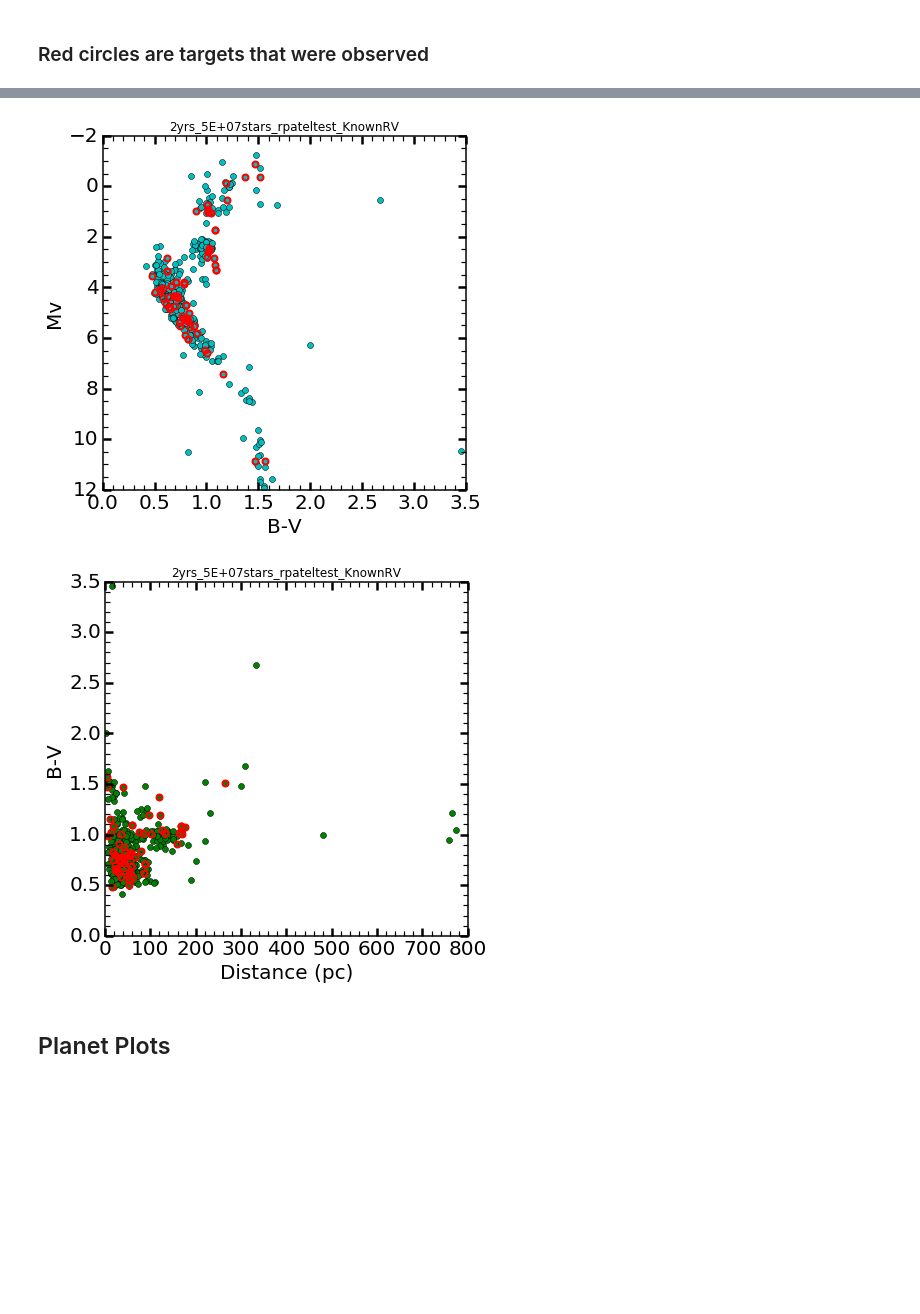
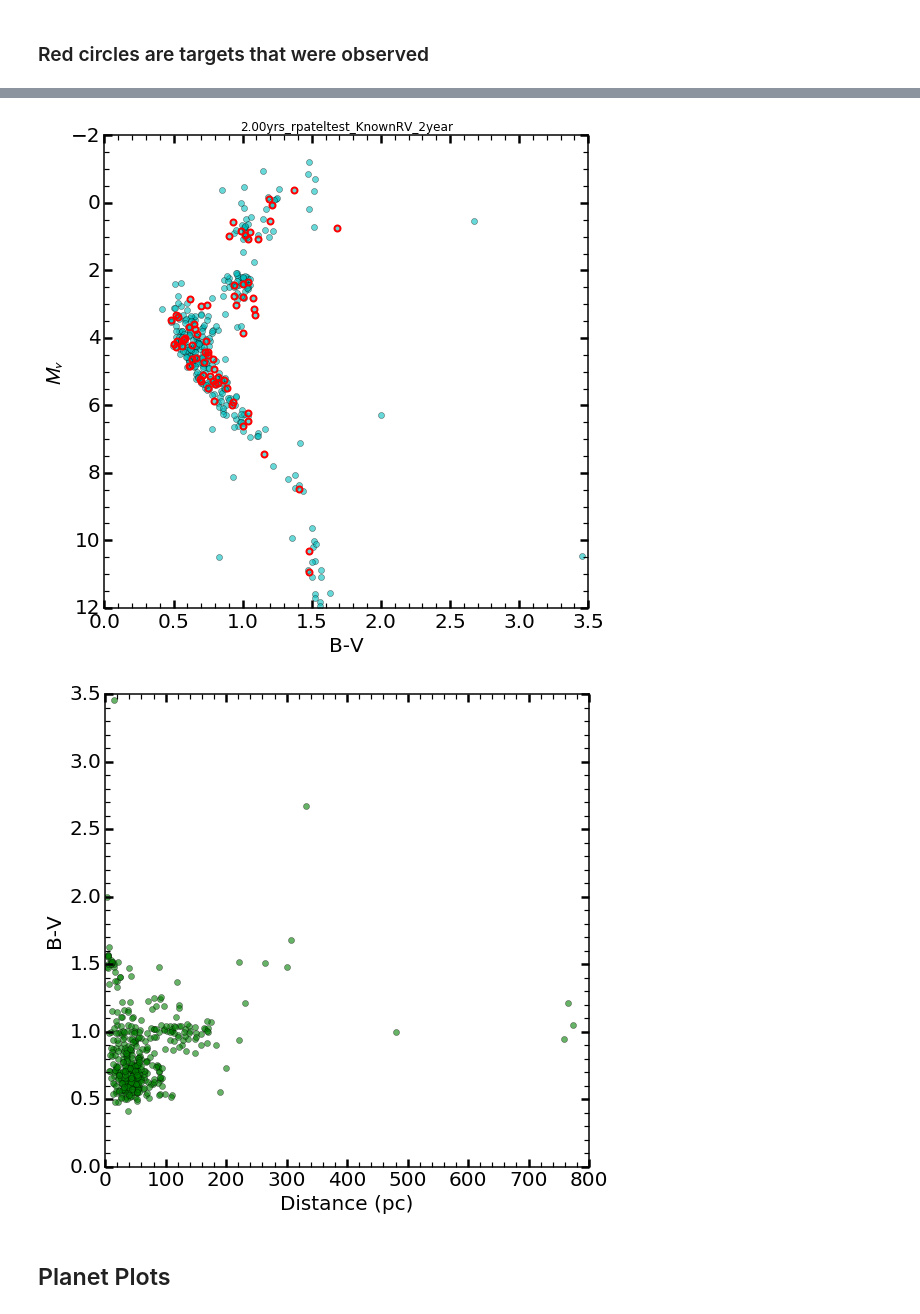
Before and after one commit to astropatel/EXOSIMS-Testing, a Jupyter notebook: EXOSIMS_outputs.ipynb, the cells around one changed output, grey strips where cells are left out. Cells and saved outputs as stored; diff of their text form; code cells hidden in the pictures; blank space fills up the shorter version.

Commit message:
changes made to mosaic_tools, new plotting procedures in output and testing of new version of EXOSIMS github

```diff
--- a/EXOSIMS_outputs.ipynb
+++ b/EXOSIMS_outputs.ipynb
@@ -31,8 +95,8 @@ compFolder = os.path.join(baseFolder,'Completeness')
 # jfile = 'template_WFIRST_KeplerLike.json'
 # jfile = 'template_WFIRST_EarthTwinHabZone.json'
 # jfile = 'template_WFIRST_KnownRV.json'
-
-jfile = 'template_rpateltest_KnownRV.json'
+# jfile = 'template_rpateltest_KnownRV.json'
+jfile = 'template_rpateltest_KnownRV_2years.json'
 scriptfile = os.path.join(scriptFolder,jfile)
 script = open(scriptfile).read()
 specs_from_file = json.loads(script)
@@ -47,7 +111,9 @@ dataCOMP = pickle.load(open(fle,'rb'))
 
 # ===============  LOAD SIMULATION RESULTS ===============
 
-simresults = 'simresults_2yrs_5E+07stars_rpateltest_KnownRV.pickle'
+#simresults = 'simresults_2yrs_5E+07stars_rpateltest_KnownRV.pickle'
+#simresults = 'simresults_0.20yrs_rpateltest_KnownRV.pickle'
+simresults = 'simresults_2.00yrs_rpateltest_KnownRV_2year.pickle'
 basesim =  simresults.strip('simresults_').strip('.pickle')
 
 simfile = os.path.join(resultFolder,simresults)
@@ -121,7 +208,7 @@ Mprange = AllSpecs['Mprange']
 arange = AllSpecs['arange']
 
 # indices of targets observed in order including repeats
-target_obsind = np.array([dt['target_ind'] for dt in DRM])
+target_obsind = np.array([dt['star_ind'] for dt in DRM])
 
 # indices of all planets detected for each star.
 try:
@@ -186,25 +273,20 @@ plt.legend()
 # ==================================================================================================================
 #         CMD
 # ==================================================================================================================
-
-axbv = plt.figure(figsize=(6,6)).add_subplot(111)
-PT.plot_setup(axbv)
-axbv = plotstuff(axbv,BV,MV,'B-V','Mv',marker='o',color='c',markersize=6)
+kw = {'markersize':6,'color':'c','marker':'o','alpha':.6}
+axbv = scatterPlot(BV,MV,labels=('B-V','$M_v$'),**kw)
 axbv.plot(BV[target_obsind],MV[target_obsind],'ro',markersize=6,mfc='none',mec='r',mew=2)
 axbv.set_ylim(axbv.get_ylim()[::-1])
 axbv.set_title('%s' %basesim)
-if save_plots: plt.savefig(os.path.join(dirsave,'target_CMD_%s.png'%basesim))
+if save_plots: axbv.savefig(os.path.join(dirsave,'target_CMD_%s.png'%basesim))
 
 # ==================================================================================================================
 #            DISTANCE VS. B-V
 # ==================================================================================================================
 
-
-
-axbvd = plt.figure(figsize=(6,6)).add_subplot(111)
-PT.plot_setup(axbvd)
-axbvd = plotstuff(axbvd,dist,BV,'Distance (pc)','B-V',marker='o',color='g',markersize=6)
-axbvd.plot(dist[target_obsind],BV[target_obsind],'ro',ms=6,mfc='none',mec='r',mew=2)
-axbvd.set_title('%s'%basesim)
-if save_plots: plt.savefig(os.path.join(dirsave,'target_dist_v_B-V_%s.png'%basesim))
+kw = {'markersize':6,'color':'g','marker':'o','alpha':.6}
+axbvd = scatterPlot(dist,BV,labels=('Distance (pc)','B-V'),**kw)
+#axbvd.plot(dist[target_obsind],BV[target_obsind],'ro',ms=6,mfc='none',mec='r',mew=2)
+#axbvd.set_title('%s'%basesim)
+#if save_plots: axbvd.savefig(os.path.join(dirsave,'target_dist_v_B-V_%s.png'%basesim))
 # %% [output]
@@ -213,4 +295,4 @@ if save_plots: plt.savefig(os.path.join(dirsave,'target_dist_v_B-V_%s.png'%bases
-[figure, old version]
+[figure, new version]
-[figure, old version]
+[figure, new version]
 # %% [markdown]
 ## Planet Plots
```
Also changed, not shown: parts of 12 cells of this notebook, 8 other files.
